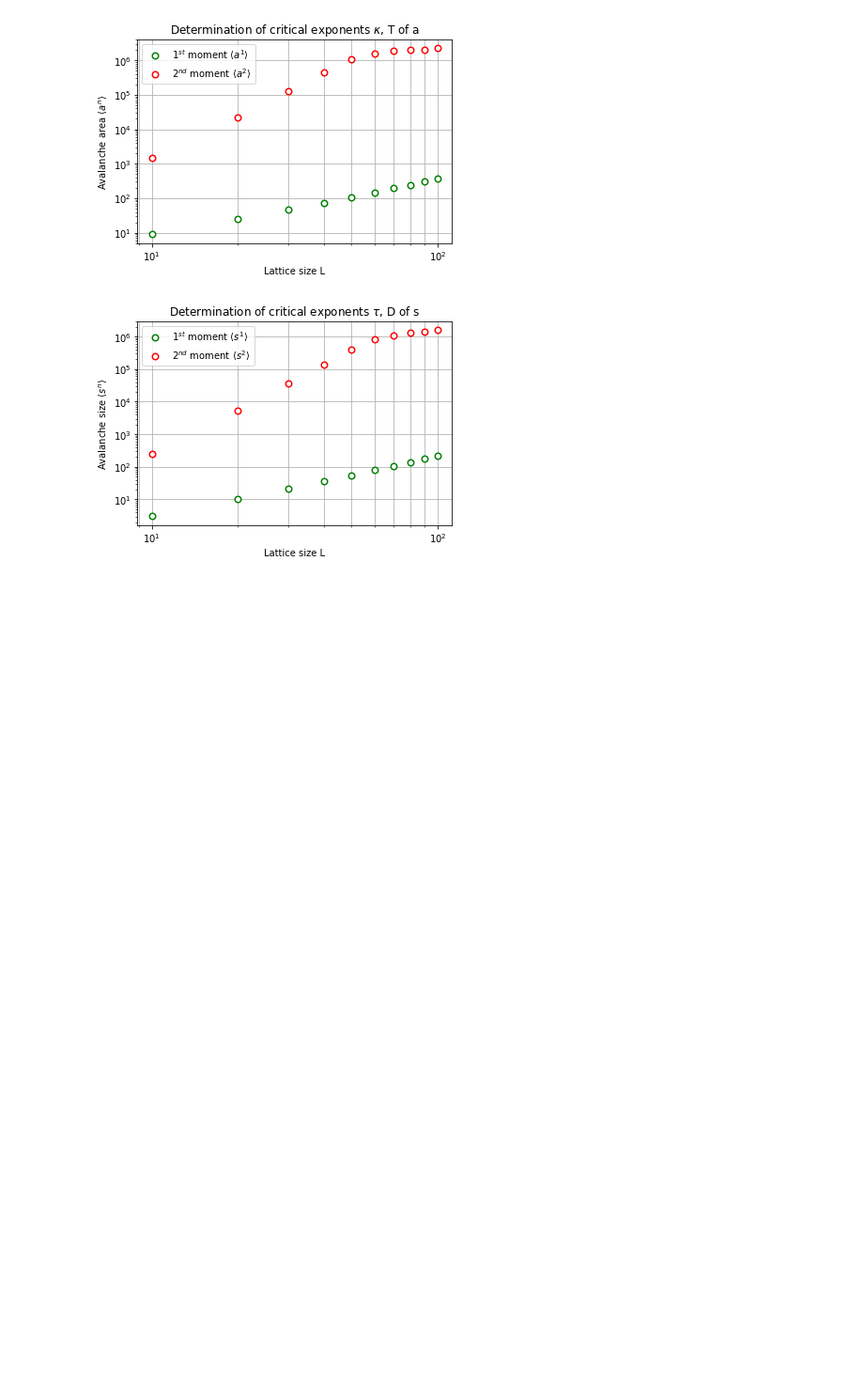
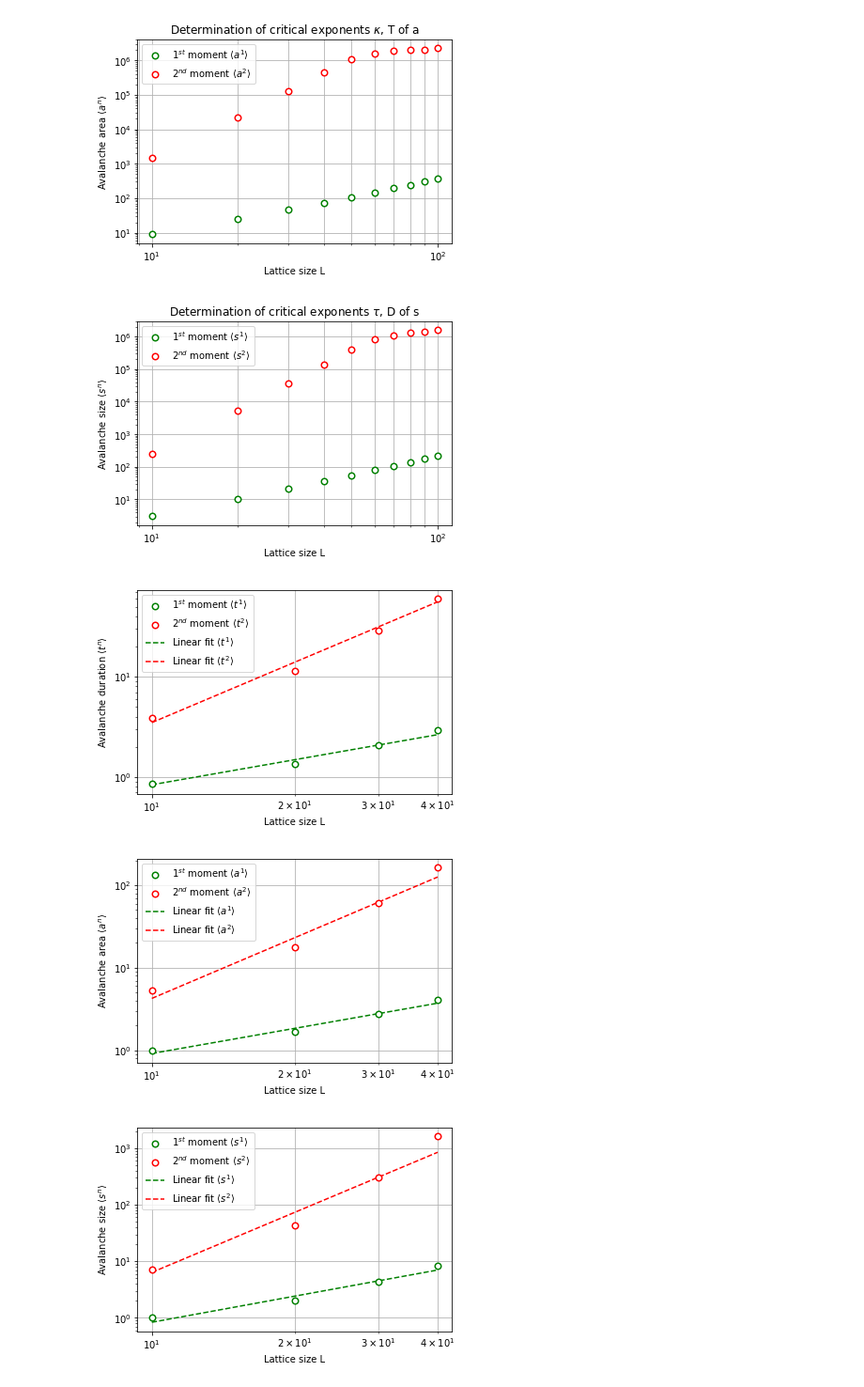
Before and after one commit to leloup314/Sandpiles, a Jupyter notebook: analysis/moment_analysis/moment_analysis.ipynb, the cells around one changed output. Shown at 94% size. Drawn from its saved outputs; the diff is of its cells as text; code cells hidden in the pictures; blank space fills up the shorter version.

Commit message:
ADD: results for custom 3 d model, plots, presentation tex

```diff
--- a/analysis/moment_analysis/moment_analysis.ipynb
+++ b/analysis/moment_analysis/moment_analysis.ipynb
@@ -26,7 +26,7 @@ def get_prefix(dim, l):
 def load_data(dim, model, observable, crit_slope=None):
     """Loads first and second moment data of observable of dim dimensions of model"""
     # Our lattice lengths are from 10 to 100
-    lattices = np.arange(10, 110, 10)
+    lattices = np.arange(10, 50, 10)
 
     # 10 simulations per length
     n_samples = 10
@@ -452,3 +452,72 @@ for field in results.keys():
 [figure]
 [figure]
 [figure]
+# %%
+# Special fit for 3 dim custom data
+
+def fit(x, a, b):
+    return np.exp(a) * np.power(x, b)
+def lin(x, a, b):
+    return b*x+a
+# Calculate critical exponent, observable dimension D
+def tau(sigma1, sigma2):
+    return 3.0 - sigma2/(sigma2-sigma1)
+
+def D(sigma1, sigma2):
+    return sigma2 - sigma1
+from scipy.optimize import curve_fit
+from uncertainties import ufloat
+
+dim=3
+model='custom'
+crit_slope=5
+
+# Critical exponents:
+# Avalanche size exponent tau; avalanche dimension D
+# Avalanche duration exponent alpha; dynamic exponent z
+# D,z and tau, aplha are STANDARD SET OF SOC EXPONENTS of a SOC model (page 22 SOC book)
+# Avalanche area exponent lambda; f
+critical_exponents = {'duration': [r'$\alpha$', 'Z'], 'size': [r'$\tau$', 'D'], 'area': [r'$\kappa$', 'T']}
+va = {'duration': 't', 'size': 's', 'area': 'a'}
+x = np.arange(10,50,10)
+results = {'duration': None, 'size': None, 'area': None}
+for field in results.keys():
+    ce = critical_exponents[field]
+    mom1, mom2 = load_data(dim, model, field, crit_slope=crit_slope)
+    popt1, pcov1 = curve_fit(lin, np.log(x), np.mean(mom1, axis=0), sigma=np.std(mom1, axis=0), absolute_sigma=True)
+    popt2, pcov2 = curve_fit(lin, np.log(x), np.mean(mom2, axis=0), sigma=np.std(mom2, axis=0), absolute_sigma=True)
+    sigma1 = ufloat(popt1[1], np.sqrt(np.diag(pcov1))[1])
+    sigma2 = ufloat(popt2[1], np.sqrt(np.diag(pcov2))[1])
+    logA1 = ufloat(popt1[0], np.sqrt(np.diag(pcov1))[0])
+    logA2 = ufloat(popt2[0], np.sqrt(np.diag(pcov2))[0])
+    crit_exp = tau(sigma1, sigma2)
+    dim_exp = D(sigma1, sigma2)
+    results[field] = {'critical_exponent': [float(crit_exp.n), float(crit_exp.s)], 'dim_exponent': [float(dim_exp.n), float(dim_exp.s)],
+                      'logA1': [float(logA1.n), float(logA1.s)],'logA2': [float(logA2.n), float(logA2.s)], 'sigma1': [float(sigma1.n),float(sigma1.s)], 'sigma2': [float(sigma2.n), float(sigma2.s)]}
+    res = results[field]
+    #plt.plot(x, np.exp(np.mean(mom1, axis=0)),c='g', label=r'$ 1^{st}\ \mathrm{moment}\ \left< %s^1 \right>$' % va[field], marker='o', ms=6.5, mfc='w', zorder=10, mew=1.5)
+    #plt.plot(x, np.exp(np.mean(mom2, axis=0)),c='r', label=r'$ 2^{nd}\ \mathrm{moment}\ \left< %s^2 \right>$' % va[field], marker='o', ms=6.5, mfc='w', zorder=10, mew=1.5)
+    plt.plot(x, np.exp(np.mean(mom1, axis=0)), ls='None',c='g', label=r'$ 1^{st}\ \mathrm{moment}\ \left< %s^1 \right>$' % va[field], marker='o', ms=6.5, mfc='w', zorder=10, mew=1.5)
+    plt.plot(x, np.exp(np.mean(mom2, axis=0)), ls='None',c='r', label=r'$ 2^{nd}\ \mathrm{moment}\ \left< %s^2 \right>$' % va[field], marker='o', ms=6.5, mfc='w', zorder=10, mew=1.5)
+
+    plt.plot(x, fit(x, res['logA1'][0], res['sigma1'][0]), c='g', ls='--', label=r'Linear fit $\left< %s^1 \right>$' % va[field])
+    plt.plot(x, fit(x, res['logA2'][0], res['sigma2'][0]), c='r', ls='--', label=r'Linear fit $\left< %s^2 \right>$' % va[field])
+    #plt.title(r'Determination of critical exponents %s, %s of %s' % (ce[0], ce[1], va[field]))
+    plt.xlabel('Lattice size L')
+    plt.ylabel(r'Avalanche %s $\left< %s^n \right>$' % (field, va[field]))
+    plt.loglog()
+    plt.grid(which='both', axis='x')
+    plt.grid(which='major', axis='y')
+    plt.legend()
+    model_str = model if model == 'btw' else model + '_crit_slope_%i' % crit_slope
+    out = os.path.join(plot_dir, 'moment_analysis_%s_%id_%s_fit_report.pdf' % (field, dim, model_str))
+    plt.savefig(out)
+    plt.show()
+
+model_str = model if model == 'btw' else model + '_crit_slope_%i' % crit_slope
+with open('results%id_%s.yaml' % (dim, model_str), 'w') as f:
+    yaml.safe_dump(results, stream=f, default_flow_style=False)
+# %% [output]
+[figure, added]
+[figure, added]
+[figure, added]
```
Also changed, not shown: 16 other files.
